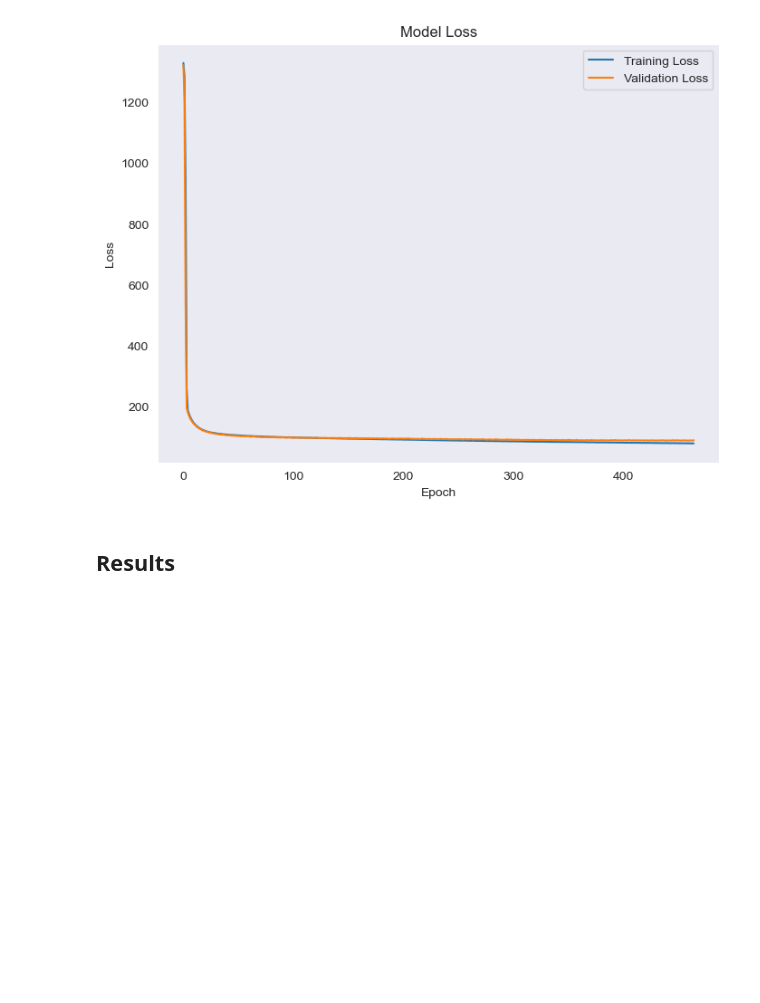
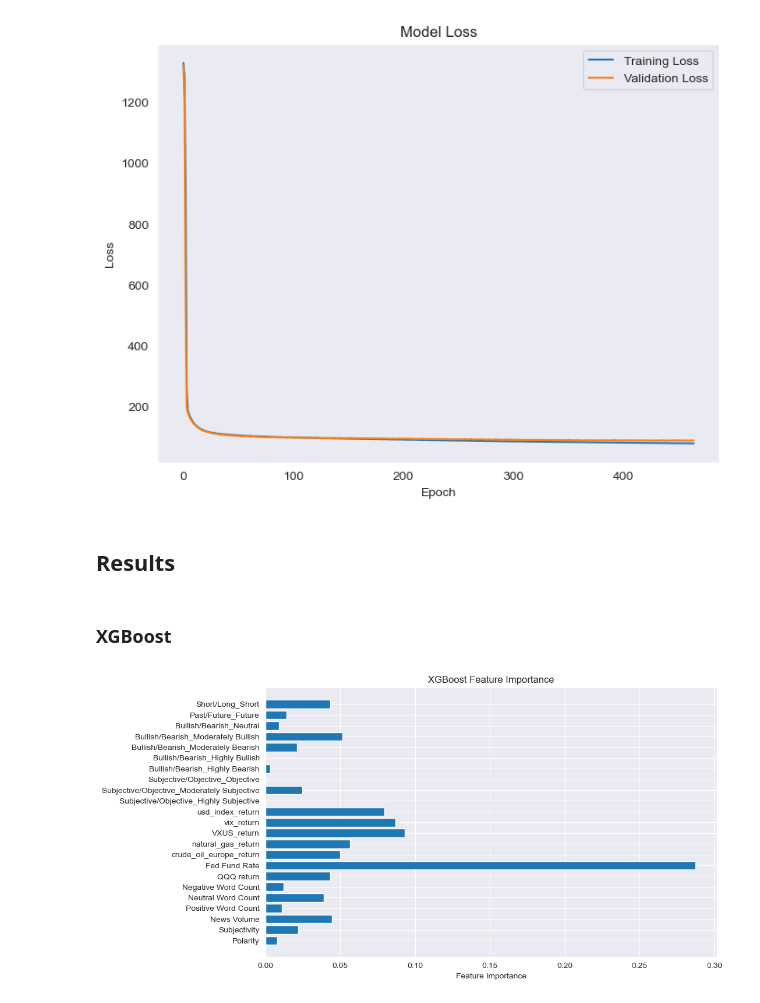
Before and after one commit to itsGarrin/nlp-commodities-price-prediction, a Jupyter notebook: notebook/nlp-commodities-price-prediction.ipynb, the cells around one changed output. Saved outputs shown, nothing was run; the diff lists cells and outputs as text; code cells hidden in the pictures; blank space fills up the shorter version.

Commit message:
added plots

```diff
--- a/notebook/nlp-commodities-price-prediction.ipynb
+++ b/notebook/nlp-commodities-price-prediction.ipynb
@@ -1194,3 +1194,14 @@ utils.plot_loss(ann)
 [figure]
 # %% [markdown]
 ## Results
+# %% [markdown]
+### XGBoost
+# %%
+# create a feature importance chart for the XGBoost model
+plt.figure(figsize=(10, 6))
+plt.barh(X_train.columns, xgb_model.feature_importances_)
+plt.xlabel('Feature Importance')
+plt.title('XGBoost Feature Importance')
+plt.show()
+# %% [output]
+[figure, added]
```
Also changed, not shown: parts of 4 cells of this notebook.
